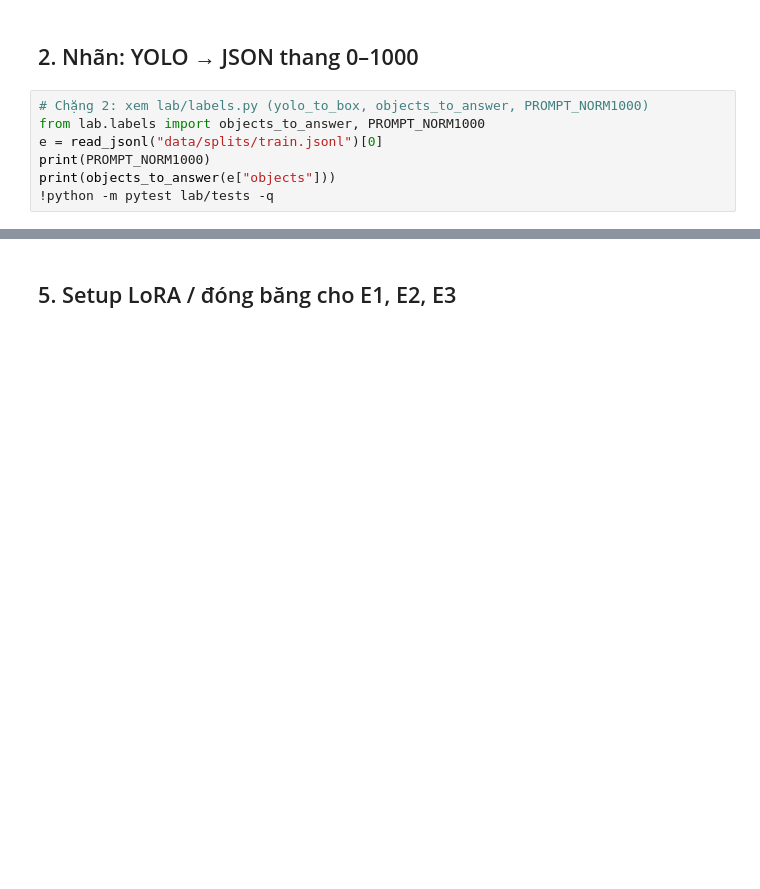
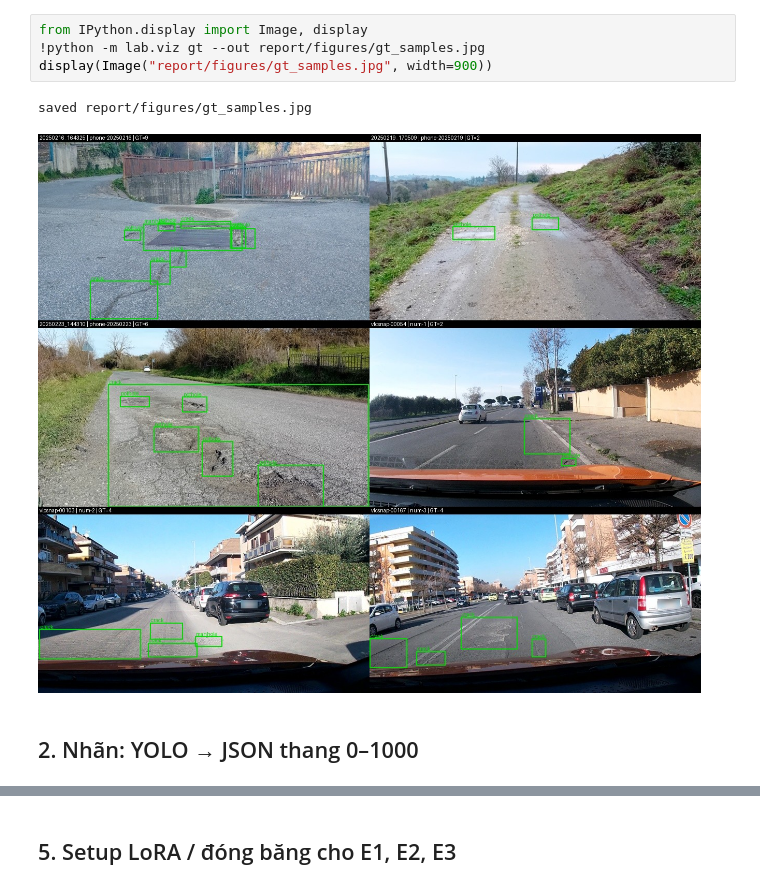
Before and after one commit to songiangvn/K4-Track-4-Day10-VisionLanguageModel-NguyenSonGiang-2A202602747, a Jupyter notebook: lab_day10.ipynb, the cells around one changed output, grey strips where cells are left out. Cells and saved outputs as stored; diff of their text form; blank space fills up the shorter version.

```diff
--- a/lab_day10.ipynb
+++ b/lab_day10.ipynb
@@ -30,9 +90,9 @@ assert not (sess["train"] & sess["val"] or sess["train"] & sess["test"] or sess[
+# %%
+from IPython.display import Image, display
+!python -m lab.viz gt --out report/figures/gt_samples.jpg
+display(Image("report/figures/gt_samples.jpg", width=900))
+# %% [output]
+saved report/figures/gt_samples.jpg
+[figure, added]
 # %% [markdown]
 ## 2. Nhãn: YOLO → JSON thang 0–1000
-# %%
-# Chặng 2: xem lab/labels.py (yolo_to_box, objects_to_answer, PROMPT_NORM1000)
-from lab.labels import objects_to_answer, PROMPT_NORM1000
-e = read_jsonl("data/splits/train.jsonl")[0]
-print(PROMPT_NORM1000)
-print(objects_to_answer(e["objects"]))
-!python -m pytest lab/tests -q
```
Also changed, not shown: parts of 38 cells of this notebook, 2 other files.
